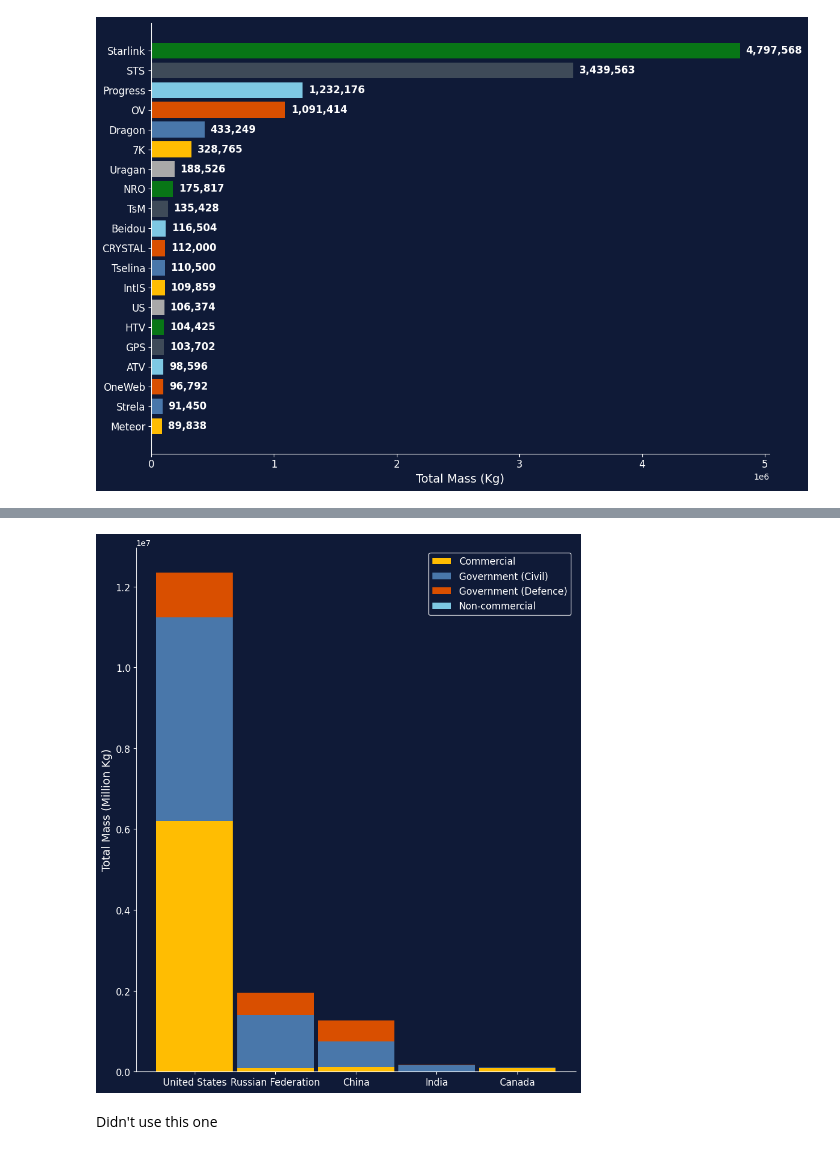
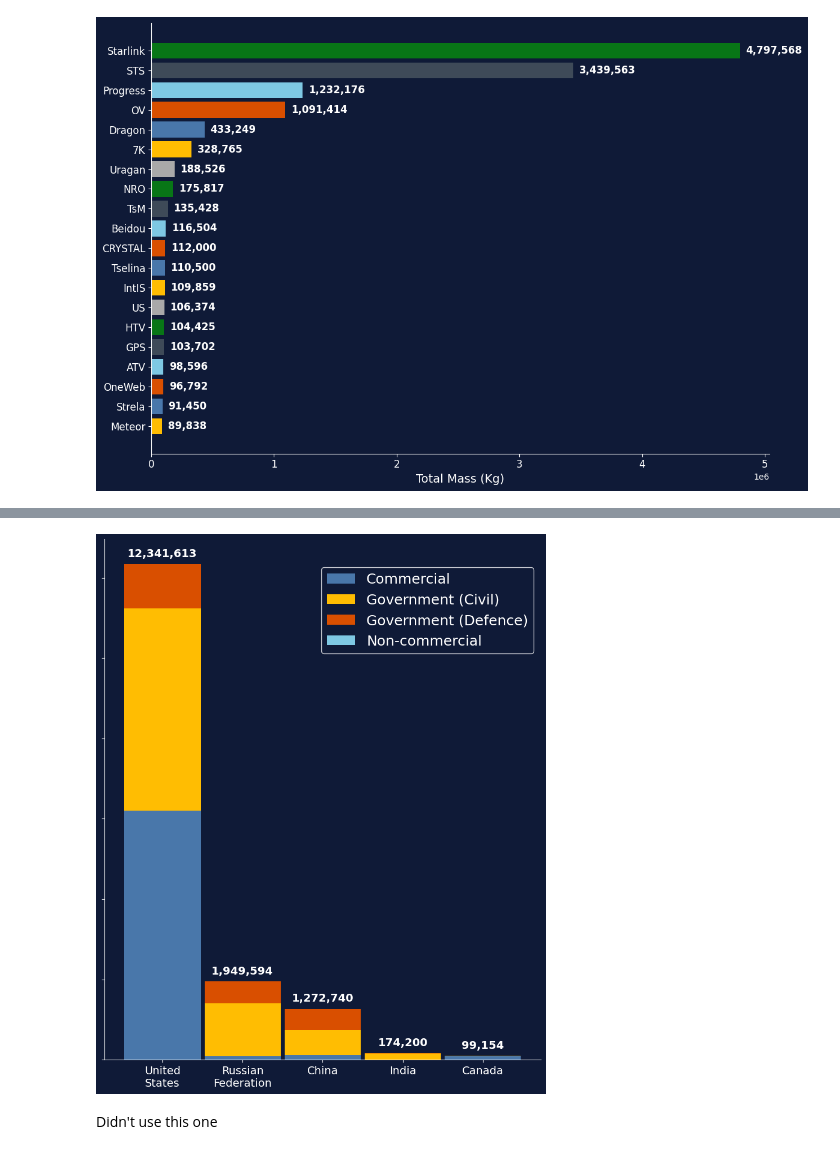
Before and after one commit to daemonchild/cardiffmet-dat5001-visualisation-of-data, a Jupyter notebook: assessment/pres1/2-dat5001-st20285213-tomrowan-pres1-create-graphs-vmversion.ipynb, the cells around one changed output, grey strips where cells are left out. Saved outputs shown, nothing was run; the diff lists cells and outputs as text; code cells hidden in the pictures.

```diff
--- a/assessment/pres1/2-dat5001-st20285213-tomrowan-pres1-create-graphs-vmversion.ipynb
+++ b/assessment/pres1/2-dat5001-st20285213-tomrowan-pres1-create-graphs-vmversion.ipynb
@@ -575,40 +744,78 @@ df_top = sdf_payloads_in_orbit[sdf_payloads_in_orbit["Country"].isin(top_countri
 # Aggregate mass by Country + Class Desc
 mass_by_country_class = df_top.groupby(["Country", "Class Desc"])["Mass"].sum().reset_index()
 
 # Pivot for stacked bar chart
 pivot_data = mass_by_country_class.pivot(index="Country", columns="Class Desc", values="Mass").fillna(0)
 
 # Reindex to enforce ascending order
 pivot_data = pivot_data.loc[top_countries]
 
 # Plot stacked bar chart
 fig, ax = plt.subplots(figsize=(10, 12), facecolor=bg)
 ax.set_facecolor(bg)
 
+# This chart requires custom foreground colour ordering to match with the other chart on the same page
+# Attention to detail! :)
+
+temp_foreground_colours = [
+    graph_palette['foreground']['steelBlue'],
+    graph_palette['foreground']['gold'],
+    graph_palette['foreground']['burntOrange'],
+    graph_palette['foreground']['skyBlue'],
+]
+
 pivot_data.plot(
     kind="bar",
     stacked=True,
     ax=ax,
     width=0.95,
-    color=foreground_colors[:len(pivot_data.columns)]
+    color=temp_foreground_colours[:len(pivot_data.columns)]
 )
 
-# Style the image
-ax.set_ylabel("Total Mass (Million Kg)", color="white", fontsize=14)
+# Compute totals for each column (country)
+totals = pivot_data.sum(axis=1)
+# Annotate totals above each bar
+for i, total in enumerate(totals):
+    ax.text(
+        i, total + (0.01 * totals.max()),   # add 1% of max as vertical gap
+        f"{total:,.0f}",
+        ha="center", va="bottom",
+        color="white", fontsize=14, fontweight="bold"
+    )
+
+# Replace the offset text with custom string
+ax.yaxis.get_offset_text().set_visible(False)   # hide the 1e7
+
+# Replace spaces with newlines for stacked labels
+labels = [label.replace(" ", "\n") for label in pivot_data.index]
+
+# Apply labels with horizontal centering
+ax.set_xticks(range(len(labels)))
+ax.set_xticklabels(
+    labels,
+    color="white",
+    fontsize=12,
+    rotation=0,      # keep horizontal
+    ha="center"      # center align under tick
+)
+
+ax.set_yticklabels([])   # hides the labels but keeps tick marks
+
+
 ax.xaxis.label.set_visible(False)
-ax.tick_params(axis="x", colors="white", labelsize=12, rotation=0)
-ax.tick_params(axis="y", colors="white", labelsize=12)
+ax.tick_params(axis="x", colors="white", labelsize=14, rotation=0)
+ax.tick_params(axis="y", colors="white", labelsize=15)
 ax.spines['top'].set_visible(False)
 ax.spines['right'].set_visible(False)
 ax.spines['left'].set_color('white')
 ax.spines['bottom'].set_color('white')
 
-legend = plt.legend(labelcolor="white", fontsize=12)
+legend = plt.legend(labelcolor="white", fontsize=18, loc="upper right", bbox_to_anchor=(1, 0.96))
 legend.get_frame().set_facecolor(bg)   # set legend background to bg
 legend.get_frame().set_edgecolor("white")
 plt.show()
 # %% [output]
-[figure, old version]
+[figure, new version]
 # %% [markdown]
 Didn't use this one
 # %%
```
Also changed, not shown: parts of 20 cells of this notebook, 8 other files.
